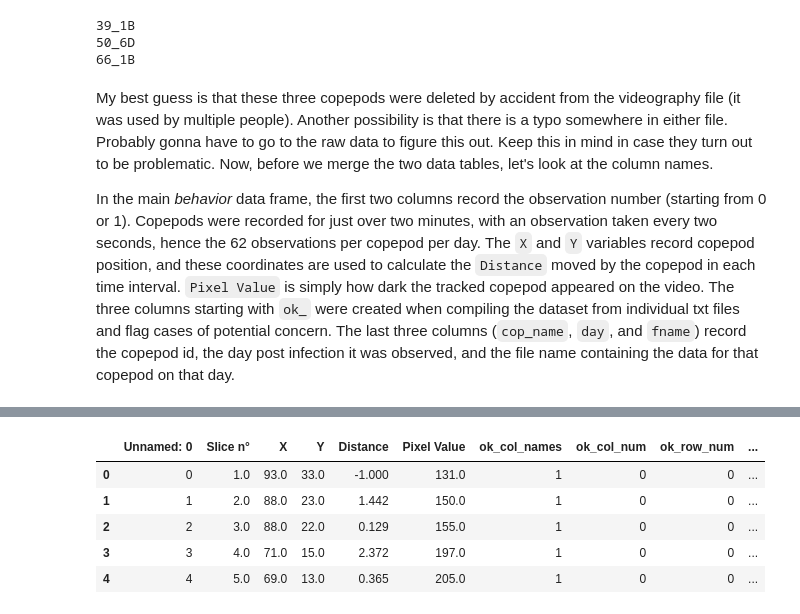
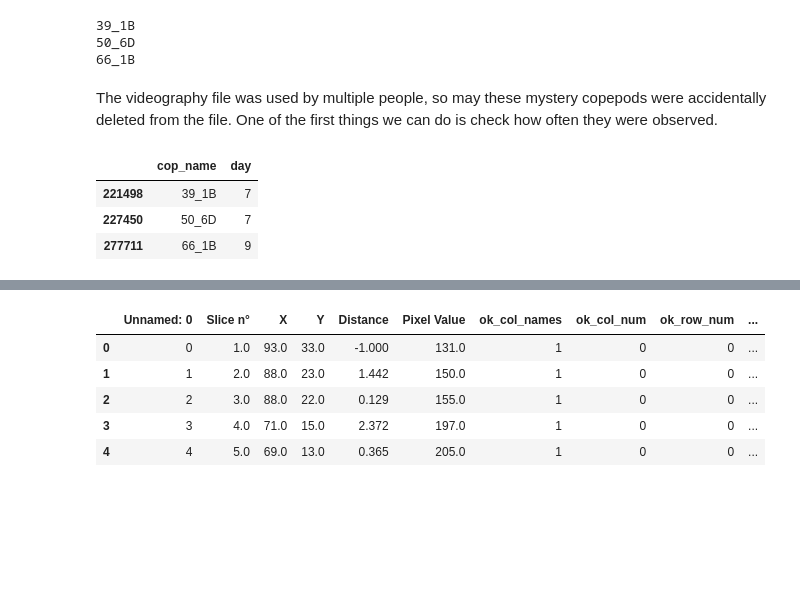
Before and after one commit to dbenesh82/behav_vid_data_compiler, a Jupyter notebook: wrangled_data/Exploratory_analysis.ipynb, the cells around one changed output, grey strips where cells are left out. Saved outputs shown, nothing was run; the diff lists cells and outputs as text; code cells hidden in the pictures; blank space fills up the shorter version.

```diff
--- a/wrangled_data/Exploratory_analysis.ipynb
+++ b/wrangled_data/Exploratory_analysis.ipynb
@@ -27,7 +27,14 @@ for x in range( 0, behav_data['cop_name'].nunique() ):
 39_1B
 50_6D
 66_1B
-# %% [markdown]
-My best guess is that these three copepods were deleted by accident from the videography file (it was used by multiple people). Another possibility is that there is a typo somewhere in either file. Probably gonna have to go to the raw data to figure this out. Keep this in mind in case they turn out to be problematic. Now, before we merge the two data tables, let's look at the column names.
-
-In the main *behavior* data frame, the first two columns record the observation number (starting from 0 or 1). Copepods were recorded for just over two minutes, with an observation taken every two seconds, hence the 62 observations per copepod per day. The `X` and `Y` variables record copepod position, and these coordinates are used to calculate the `Distance` moved by the copepod in each time interval. `Pixel Value` is simply how dark the tracked copepod appeared on the video. The three columns starting with `ok_` were created when compiling the dataset from individual txt files and flag cases of potential concern. The last three columns (`cop_name`, `day`, and `fname`) record the copepod id, the day post infection it was observed, and the file name containing the data for that copepod on that day.
+# %% [markdown]
+The videography file was used by multiple people, so may these mystery copepods were accidentally deleted from the file. One of the first things we can do is check how often they were observed.
+# %%
+(behav_data[
+    behav_data['cop_name'].isin(cops_in_behav_not_videogr) ] # filter to just these copepds
+ [['cop_name', 'day']].drop_duplicates()) # show only unique name-day combinations
+# %% [output]
+|  | cop_name | day |
+| 221498 | 39_1B | 7 |
+| 227450 | 50_6D | 7 |
+| 277711 | 66_1B | 9 |
```
Also changed, not shown: parts of 7 cells of this notebook.
